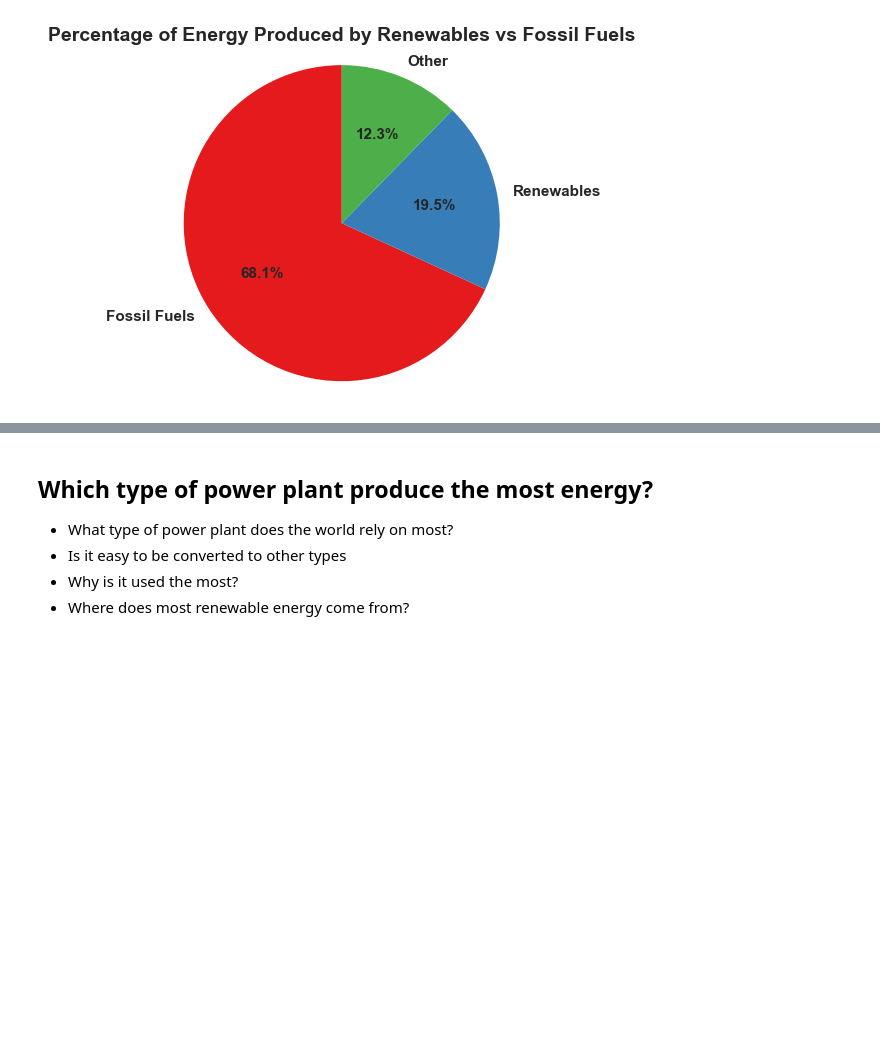
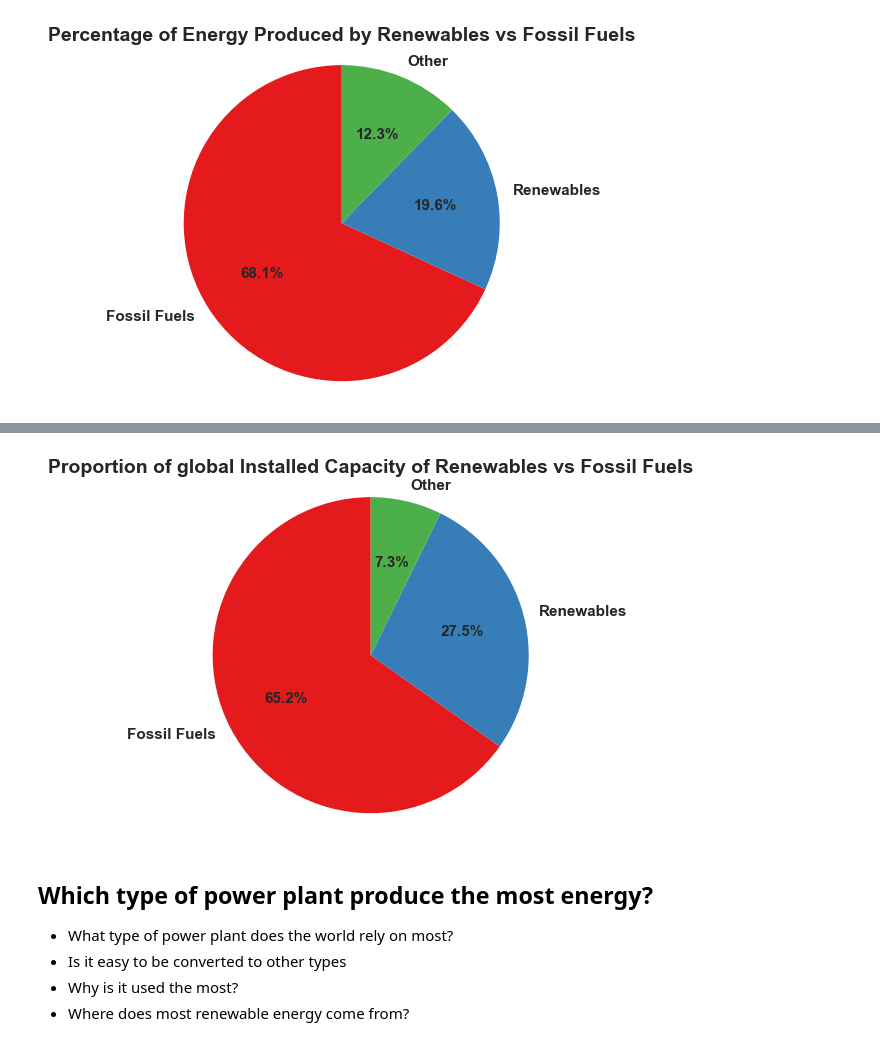
Before and after one commit to ottoittikorn/Projects_2025, a Jupyter notebook: Global Power Plant database.ipynb, the cells around one changed output, grey strips where cells are left out. Drawn from its saved outputs; the diff is of its cells as text; code cells hidden in the pictures; blank space fills up the shorter version.

```diff
--- a/Global Power Plant database.ipynb
+++ b/Global Power Plant database.ipynb
@@ -189,13 +191,13 @@ renewable = ['Hydro', 'Solar', 'Wind', 'Waste', 'Biomass', 'Wave and Tidal', 'Ge
 
 fossil_count= df[df['primary_fuel'].isin(fossil_fuels)].shape[0]
 renewable_count = df[df['primary_fuel'].isin(renewable)].shape[0]
-other_count = df.shape[0] - (fossil_count + renewables_count)
+other_count = df.shape[0] - (fossil_count + renewable_count)
 
 # Plot as pie chart
 
 # Combine counts for pie chart
 labels = ['Fossil Fuels', 'Renewable', 'Other']
-sizes = [fossil_count, renewables_count, other_count]
+sizes = [fossil_count, renewable_count, other_count]
 colors = sns.color_palette("Set1", len(sizes)) # Colour from seaborn(plasma, magma, or cividis)
 
 plt.figure(figsize=(6,4))
@@ -206,7 +208,7 @@ plt.tight_layout()
 plt.show()
 
 
-summary = pd.DataFrame({'Type': ['Fossil Fuels', 'Renewable'],'Count': [fossil_count, renewables_count]})
+summary = pd.DataFrame({'Type': ['Fossil Fuels', 'Renewable'],'Count': [fossil_count, renewable_count]})
 print(summary)
 # %% [output]
 [figure]
@@ -264,7 +266,7 @@ Global Energy Generation in 2017 (Estimated)
 # Combine counts for pie chart
 labels = ['Fossil Fuels', 'Renewables', 'Other']
 sizes = [fossil_pct, renewable_pct, other_pct]
-colors = sns.color_palette("Set1", len(final_plot)) # Colour from seaborn(plasma, magma, or cividis)
+# Use the already defined 'colors' variable
 
 plt.figure(figsize=(6,4))
 plt.pie(sizes, labels=labels, autopct='%1.1f%%', colors=colors, startangle=90, textprops={'fontsize': 11, 'fontweight': 'bold'})
@@ -277,3 +326,17 @@ plt.show()
+# %%
+# Combine counts for pie chart
+labels = ['Fossil Fuels', 'Renewables', 'Other']
+sizes = [fossil_pct, renewable_pct, other_pct]
+# Use the already defined 'colors' variable
+
+plt.figure(figsize=(6,4))
+plt.pie(sizes, labels=labels, autopct='%1.1f%%', colors=colors, startangle=90, textprops={'fontsize': 11, 'fontweight': 'bold'})
+plt.title('Proportion of global Installed Capacity of Renewables vs Fossil Fuels', fontsize=14, fontweight='bold')
+plt.axis('equal')
+plt.tight_layout()
+plt.show()
+# %% [output]
+[figure, added]
 # %% [markdown]
 ## **Which type of power plant produce the most energy?**
 
```
Also changed, not shown: parts of 7 cells of this notebook, 13 other files.
